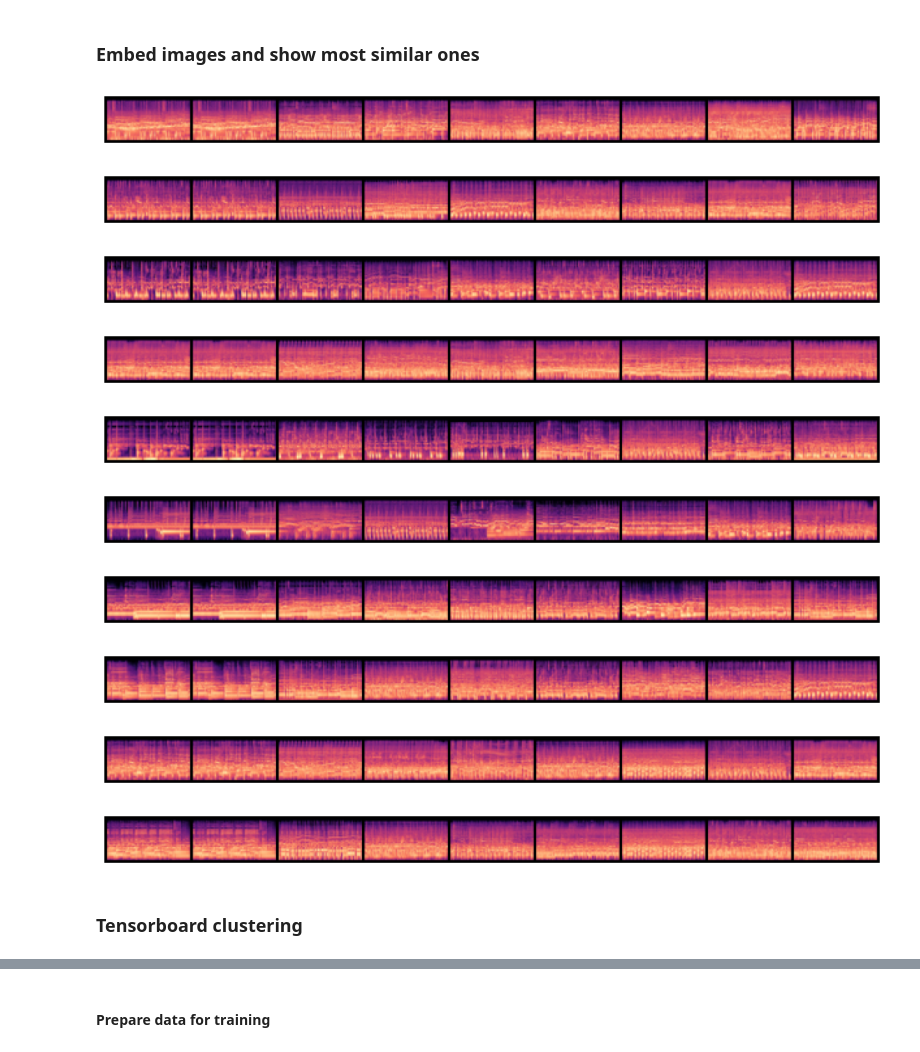
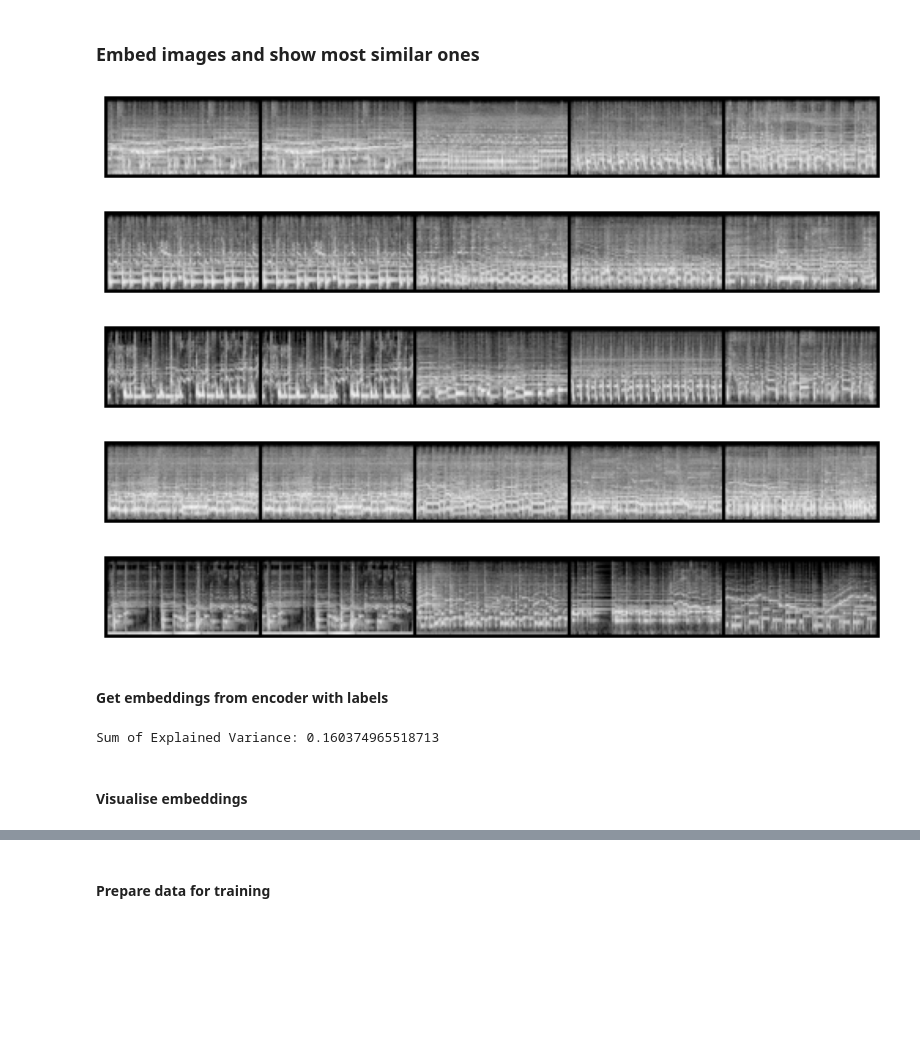
Before and after one commit to C7A7A/audio_clustering_autoencoder, a Jupyter notebook: notebooks/05_autoencoder.ipynb, the cells around one changed output, grey strips where cells are left out. Saved outputs shown, nothing was run; the diff lists cells and outputs as text; code cells hidden in the pictures; blank space fills up the shorter version.

Commit message:
small tweaks to make notebooks work with all datasets, prepare US8K dataset, autoencoder flow

```diff
--- a/notebooks/05_autoencoder.ipynb
+++ b/notebooks/05_autoencoder.ipynb
@@ -717,17 +599,17 @@ def train_ae(train_loader, val_loader, latent_dim=10, base_channel_size=32, widt
 # %%
 # print("STEP 1: PRETRAIN AUTOENCODER")
 model_dict = {}
-for latent_dim in LATENT_DIM:
+for latent in LATENT_DIM:
     model_id, result_id = train_ae(
         train_loader=train_loader,
         val_loader=val_loader,
-        latent_dim=latent_dim,
-        base_channel_size=128,
+        latent_dim=latent,
+        base_channel_size=BASE_CHANNEL_SIZE,
         width=WIDTH,
         height=HEIGHT
     )
 
-    model_dict[latent_dim] = {
+    model_dict[latent] = {
         "model": model_id,
         "result": result_id
     }
@@ -997,22 +733,32 @@ def embed_imgs(model, data_loader):
 
     for imgs, _ in tqdm(data_loader, desc="Encoding images", leave=False):
         with torch.no_grad():
-            z = model.autoencoder.encoder(imgs.to(model.device))
+            z = model.encoder(imgs.to(model.device))
+
+        imgs = imgs.to(model.device)
 
         img_list.append(imgs)
         embed_list.append(z)
 
     return (torch.cat(img_list, dim=0), torch.cat(embed_list, dim=0))
 # %%
-train_img_embeds = embed_imgs(best_dcec_model, train_loader)
-val_img_embeds = embed_imgs(best_dcec_model, val_loader)
+train_img_embeds = embed_imgs(best_model, train_loader)
+val_img_embeds = embed_imgs(best_model, val_loader)
 # %%
-def find_similiar_images(query_img, query_z, key_embeds, k=8):
+def find_similiar_images(query_img, query_z, key_embeds, k=4):
+    device = key_embeds[1].device
+    query_z = query_z.to(device)
+    query_img = query_img.to(device)
+
     dist = torch.cdist(query_z[None, :], key_embeds[1], p=2)
     dist = dist.squeeze(dim=0)
     dist, indices = torch.sort(dist)
 
+    indices = indices.to(device)
+
     imgs_to_display = torch.cat([query_img[None], key_embeds[0][indices[:k]]], dim=0)
+    imgs_to_display = imgs_to_display.cpu()
+
     grid = torchvision.utils.make_grid(imgs_to_display, nrow=k + 1, normalize=True, value_range=(-1, 1))
     grid = grid.permute(1, 2, 0)
 
@@ -1021,18 +767,11 @@ def find_similiar_images(query_img, query_z, key_embeds, k=8):
     plt.axis('off')
     plt.show()
 # %%
-for i in range(10):
+for i in range(5):
     find_similiar_images(val_img_embeds[0][i + 50], val_img_embeds[1][i + 50], key_embeds=val_img_embeds)
 # %% [output]
-[figure, old version]
+[figure, new version]
-[figure, old version]
+[figure, new version]
-[figure, old version]
+[figure, new version]
-[figure, old version]
+[figure, new version]
-[figure, old version]
+[figure, new version]
-[figure, removed]
-[figure, removed]
-[figure, removed]
-[figure, removed]
-[figure, removed]
-# %% [markdown]
-### Tensorboard clustering
@@ -1050,0 +778,2 @@ for i in range(10):
+# %% [markdown]
+#### Get embeddings from encoder with labels
@@ -1050,0 +789,23 @@ for i in range(10):
+# %%
+# Embeddings and labels for model with 128 latent_dim
+all_embeddings, all_labels = get_all_embeddings_labels(
+    model_dict[128]["model"],
+    train_loader,
+    val_loader,
+    device
+)
+
+# Embeddings and labels for model with 1024 latent_dim
+all_embeddings_1024, all_labels_1024 = get_all_embeddings_labels(
+    model_dict[1024]["model"],
+    train_loader,
+    val_loader,
+    device
+)
+
+# df for future visualisations
+df_to_vis_1024 = execute_pca(all_embeddings_1024, 2)
+# %% [output]
+Sum of Explained Variance: 0.160374965518713
+# %% [markdown]
+#### Visualise embeddings
```
Also changed, not shown: parts of 71 cells of this notebook, 4 other files.
